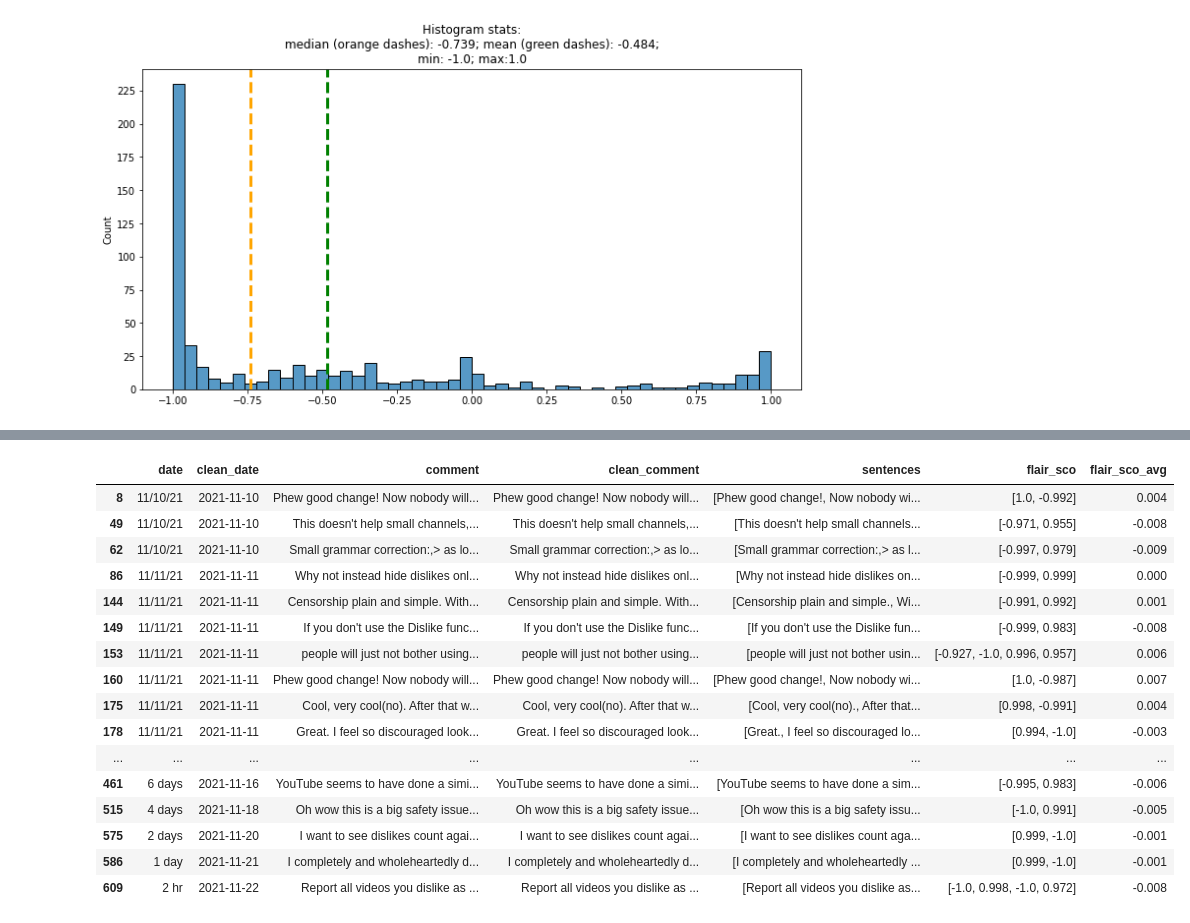
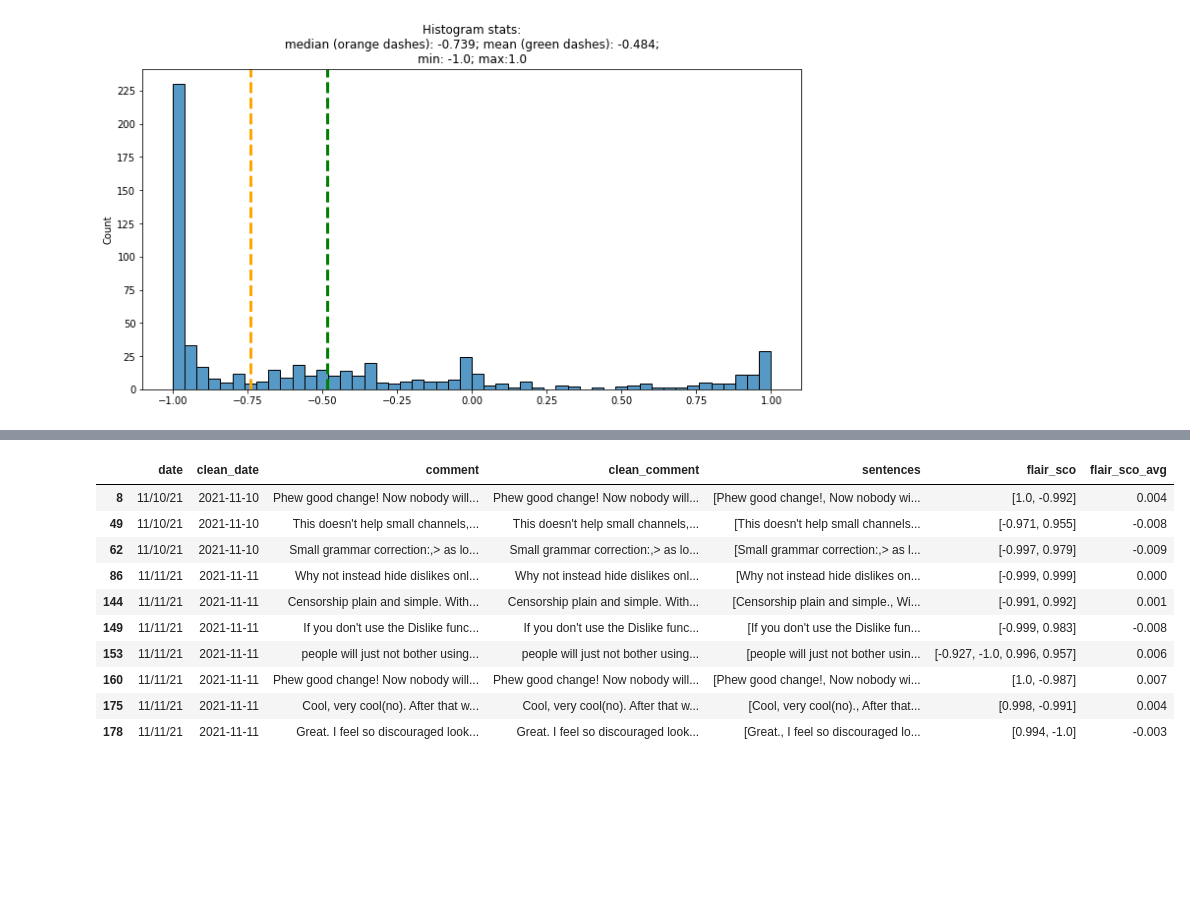
Before and after one commit to jkmackie/youtube_dislike_count_removal_sentiment, a Jupyter notebook: sentiment_for_hiding_youtube_dislikes_v2.ipynb, the cells around one changed output, grey strips where cells are left out. Saved outputs shown, nothing was run; the diff lists cells and outputs as text; code cells hidden in the pictures; blank space fills up the shorter version.

```diff
--- a/sentiment_for_hiding_youtube_dislikes_v2.ipynb
+++ b/sentiment_for_hiding_youtube_dislikes_v2.ipynb
@@ -222,26 +242,20 @@ plot_boxplot_w_data('flair_sco_avg', df, title='Boxplot: Mean comment sentiment'
 # %%
 #In theory, these comments should be neutral on average.
 #In practice, we see the sentiment of a sentence (in a given comment) may be inaccurate.
 filt = (df['flair_sco_avg'] > -0.01) & (df['flair_sco_avg'] < 0.01)
-df.loc[filt]
+df.loc[filt].head(10)
 # %% [output]
 |  | date | clean_date | comment | clean_comment | sentences | flair_sco | flair_sco_avg |
 | 8 | 11/10/21 | 2021-11-10 | Phew good change! Now nobody will... | Phew good change! Now nobody will... | [Phew good change!, Now nobody wi... | [1.0, -0.992] | 0.004 |
 | 49 | 11/10/21 | 2021-11-10 | This doesn't help small channels,... | This doesn't help small channels,... | [This doesn't help small channels... | [-0.971, 0.955] | -0.008 |
 | 62 | 11/10/21 | 2021-11-10 | Small grammar correction:,> as lo... | Small grammar correction:,> as lo... | [Small grammar correction:,> as l... | [-0.997, 0.979] | -0.009 |
 | 86 | 11/11/21 | 2021-11-11 | Why not instead hide dislikes onl... | Why not instead hide dislikes onl... | [Why not instead hide dislikes on... | [-0.999, 0.999] | 0.000 |
 | 144 | 11/11/21 | 2021-11-11 | Censorship plain and simple. With... | Censorship plain and simple. With... | [Censorship plain and simple., Wi... | [-0.991, 0.992] | 0.001 |
 | 149 | 11/11/21 | 2021-11-11 | If you don't use the Dislike func... | If you don't use the Dislike func... | [If you don't use the Dislike fun... | [-0.999, 0.983] | -0.008 |
 | 153 | 11/11/21 | 2021-11-11 | people will just not bother using... | people will just not bother using... | [people will just not bother usin... | [-0.927, -1.0, 0.996, 0.957] | 0.006 |
 | 160 | 11/11/21 | 2021-11-11 | Phew good change! Now nobody will... | Phew good change! Now nobody will... | [Phew good change!, Now nobody wi... | [1.0, -0.987] | 0.007 |
 | 175 | 11/11/21 | 2021-11-11 | Cool, very cool(no). After that w... | Cool, very cool(no). After that w... | [Cool, very cool(no)., After that... | [0.998, -0.991] | 0.004 |
 | 178 | 11/11/21 | 2021-11-11 | Great. I feel so discouraged look... | Great. I feel so discouraged look... | [Great., I feel so discouraged lo... | [0.994, -1.0] | -0.003 |
-| ... | ... | ... | ... | ... | ... | ... | ... |
-| 461 | 6 days | 2021-11-16 | YouTube seems to have done a simi... | YouTube seems to have done a simi... | [YouTube seems to have done a sim... | [-0.995, 0.983] | -0.006 |
-| 515 | 4 days | 2021-11-18 | Oh wow this is a big safety issue... | Oh wow this is a big safety issue... | [Oh wow this is a big safety issu... | [-1.0, 0.991] | -0.005 |
-| 575 | 2 days | 2021-11-20 | I want to see dislikes count agai... | I want to see dislikes count agai... | [I want to see dislikes count aga... | [0.999, -1.0] | -0.001 |
-| 586 | 1 day | 2021-11-21 | I completely and wholeheartedly d... | I completely and wholeheartedly d... | [I completely and wholeheartedly ... | [0.999, -1.0] | -0.001 |
-| 609 | 2 hr | 2021-11-22 | Report all videos you dislike as ... | Report all videos you dislike as ... | [Report all videos you dislike as... | [-1.0, 0.998, -1.0, 0.972] | -0.008 |
 # %%
 #Stripplot with daily boxplot.
 fig, ax = plt.subplots(1,1,figsize=(12,6))
```
Also changed, not shown: parts of 5 cells of this notebook.
